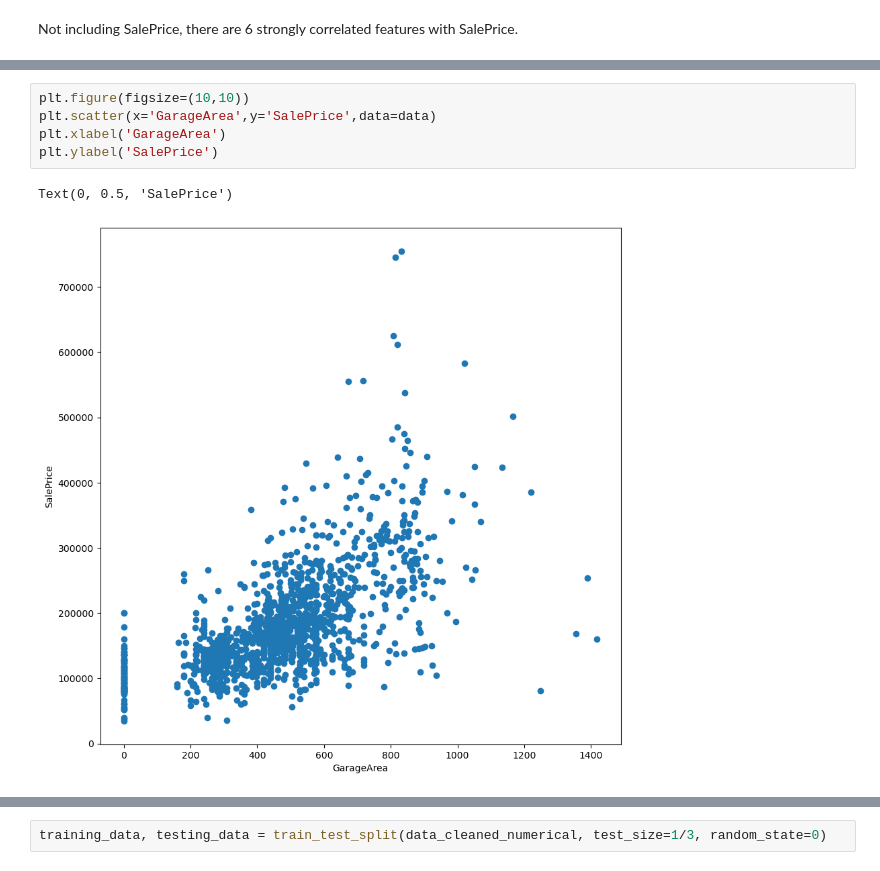
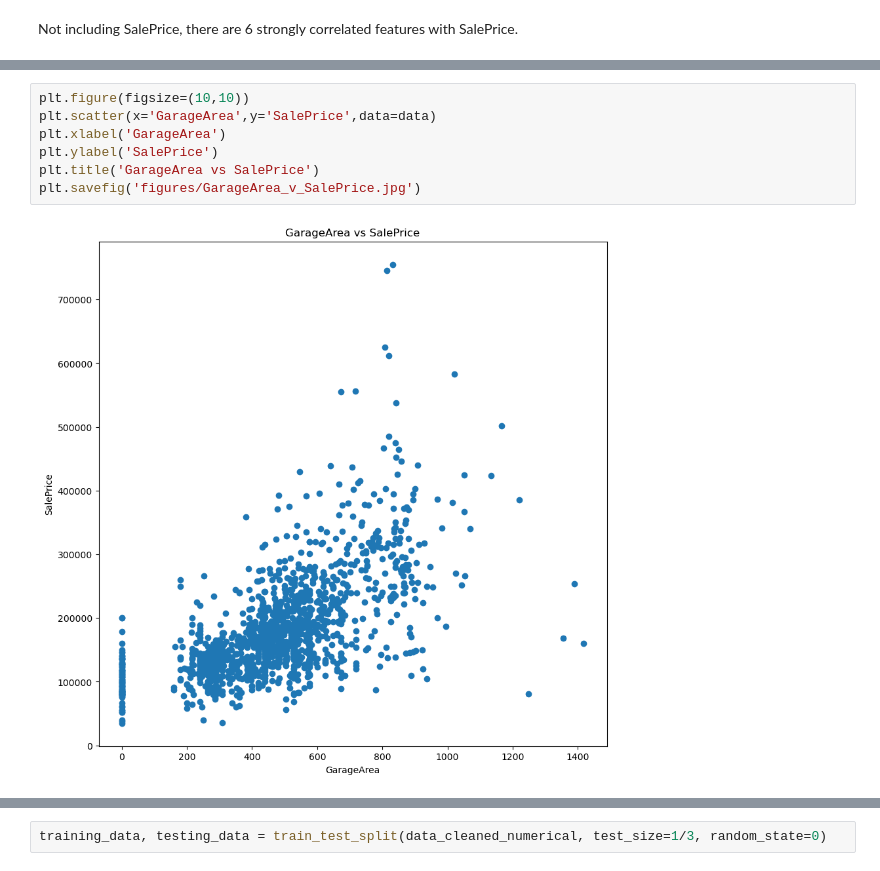
Before and after one commit to UCB-stat-159-s23/project-Group20, a Jupyter notebook: code_notebook.ipynb, the cells around one changed output, grey strips where cells are left out. Drawn from its saved outputs; the diff is of its cells as text.

Commit message:
Saved figures to folder

```diff
--- a/code_notebook.ipynb
+++ b/code_notebook.ipynb
@@ -187,11 +169,12 @@ Text(0, 0.5, 'SalePrice')
 # %%
 plt.figure(figsize=(10,10))
 plt.scatter(x='GarageArea',y='SalePrice',data=data)
 plt.xlabel('GarageArea')
 plt.ylabel('SalePrice')
+plt.title('GarageArea vs SalePrice')
+plt.savefig('figures/GarageArea_v_SalePrice.jpg')
 # %% [output]
-Text(0, 0.5, 'SalePrice')
-[figure, old version]
+[figure, new version]
 # %%
 plt.figure(figsize=(10,10))
 plt.scatter(x='TotalBsmtSF',y='SalePrice',data=data)
```
Also changed, not shown: parts of 11 cells of this notebook, 10 other files.
